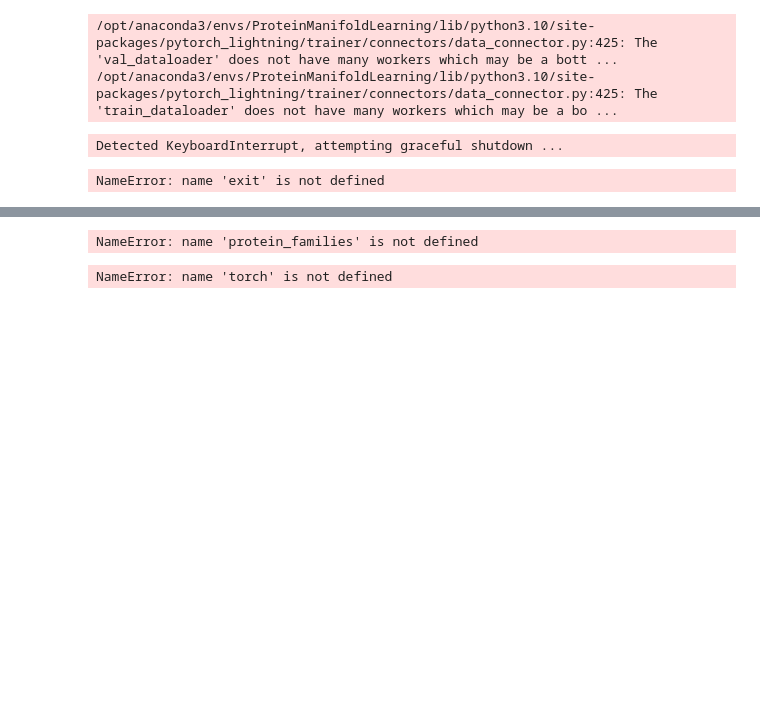
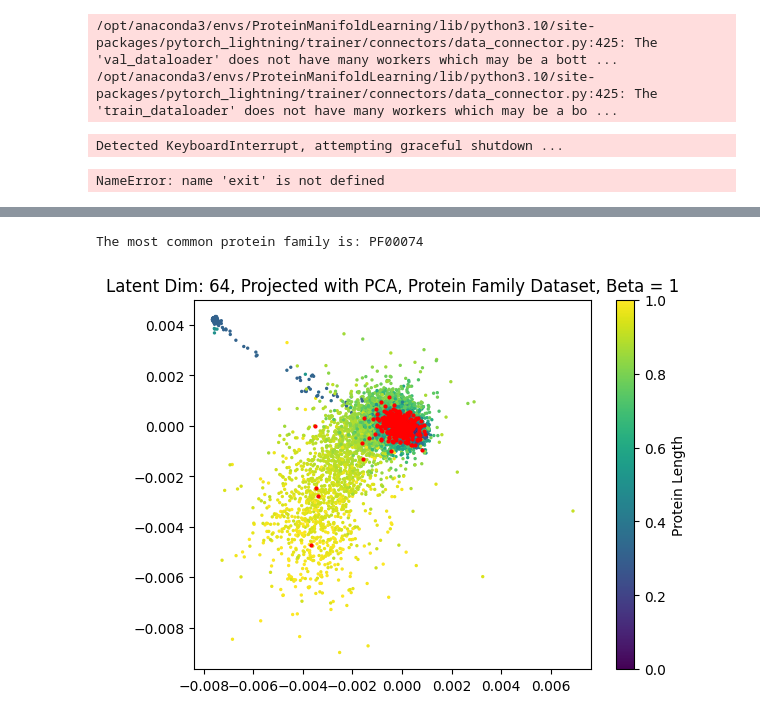
Before and after one commit to shazakam/ProteinManifoldLearning, a Jupyter notebook: Notebooks/pointNet_VAE.ipynb, the cells around one changed output, grey strips where cells are left out. Saved outputs shown, nothing was run; the diff lists cells and outputs as text; code cells hidden in the pictures; blank space fills up the shorter version.

```diff
--- a/Notebooks/pointNet_VAE.ipynb
+++ b/Notebooks/pointNet_VAE.ipynb
@@ -341,34 +367,35 @@ plt.savefig("exp_1_latent_Pfam.png")
 # %%
 from collections import Counter
 # Example list of strings
 # protein_families = families[:projected_data.shape[0]]
 # Count occurrences of each element
+protein_families = families
 counter = Counter(protein_families)
 
 # Get the most common element (returns a list of tuples (element, count))
 most_common = counter.most_common(1)
 
 # Extract the most common string
 if most_common:
-    most_common_string = most_common[0][0]  # The string of the most common element
+    most_common_string = 'PF00074' #most_common[0][0]  # The string of the most common element
 else:
     most_common_string = None
 
 print(f"The most common protein family is: {most_common_string}")
+N = 10
+most_common_keys = [key for key, _ in counter.most_common(N)]
 
-# family_array = np.array(protein_families)
-most_common_indices = np.where((family_array == most_common_string) == 1)
-most_common_points = projected_data[most_common_indices, :]
+for most_common_string in most_common_keys:
+    family_array = np.array(protein_families)
+    most_common_indices = np.where((family_array == most_common_string) == 1)
+    most_common_points = projected_data[most_common_indices, :]
 
-plt.scatter(projected_data[:, 0], projected_data[:, 1], s = 2)
-plt.scatter(most_common_points.squeeze()[:, 0], most_common_points.squeeze()[:, 1], s = 4, c='r')
+    plt.scatter(projected_data[:, 0], projected_data[:, 1], s = 2, c=lengths[:projected_data.shape[0]],)
+    plt.scatter(most_common_points.squeeze()[:, 0], most_common_points.squeeze()[:, 1], s = 4, c='r')
 
-plt.colorbar(label = 'Protein Length')
-plt.title('Latent Dim: 64, Projected with PCA, Protein Family Dataset, Beta = 1')
-plt.savefig("exp_1_latent_Pfam.png")
+    plt.colorbar(label = 'Protein Length')
+    plt.title('Latent Dim: 64, Projected with PCA, Protein Family Dataset, Beta = 1')
+    plt.show()
 # %% [output]
-NameError: name 'protein_families' is not defined
+The most common protein family is: PF00074
+[figure, added]
-# %%
-dummy_out = torch.randn(128,500,24)
-# %% [output]
-NameError: name 'torch' is not defined
```
Also changed, not shown: parts of 10 cells of this notebook, 1 other file.
